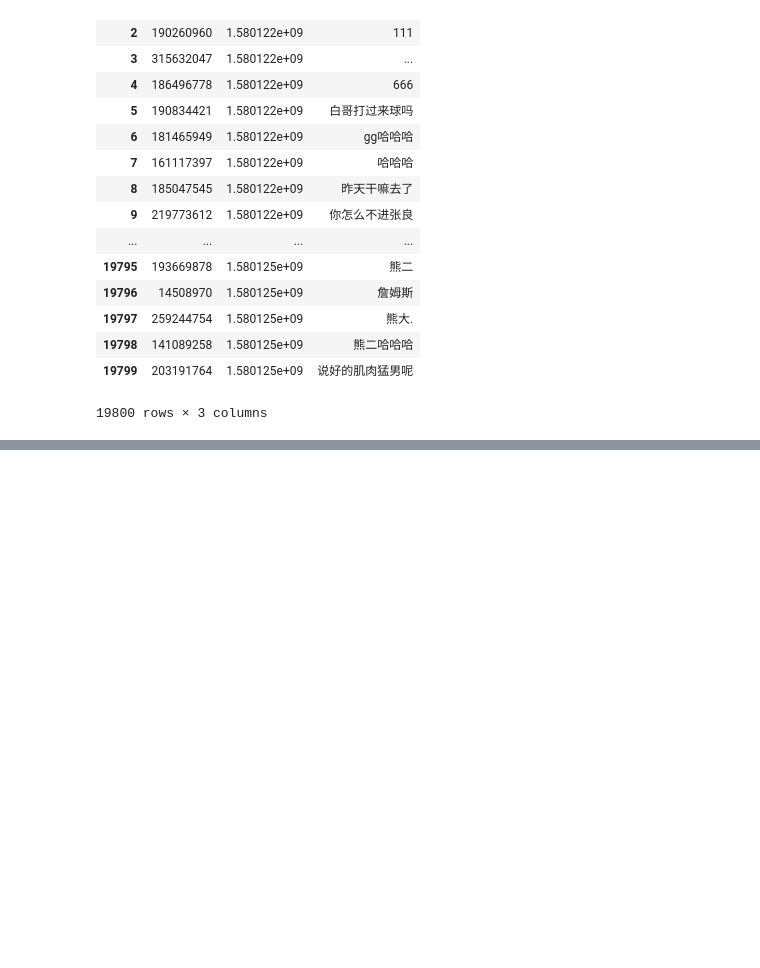
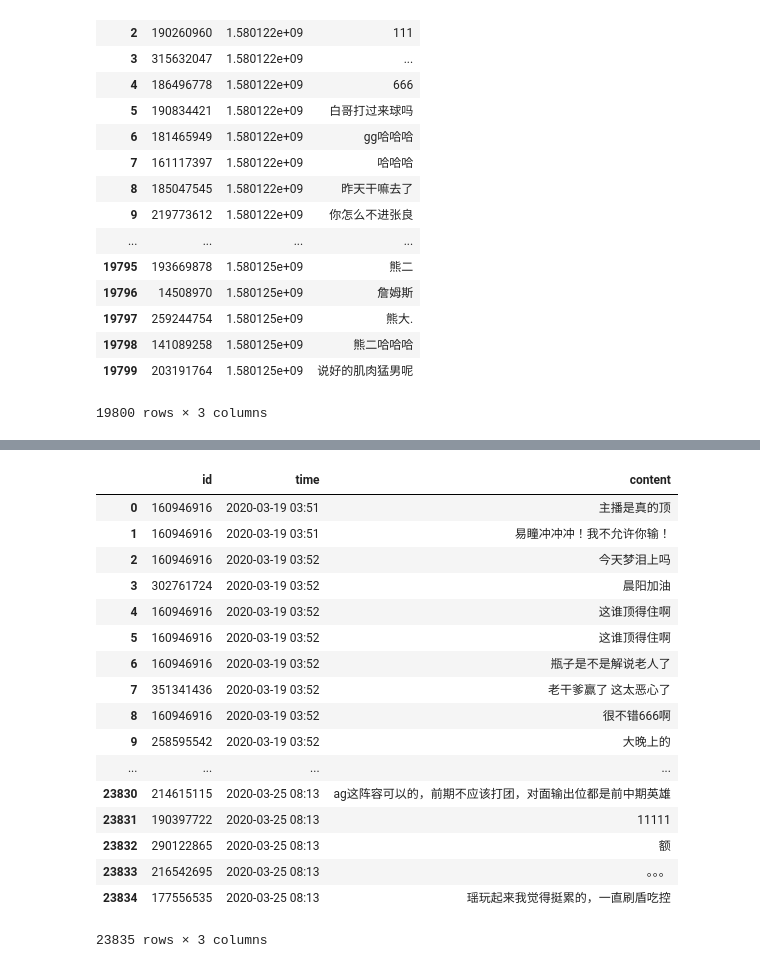
Before and after one commit to zhou-xingxing/graduate_work, a Jupyter notebook: notebook/data_preprocess.ipynb, the cells around one changed output, grey strips where cells are left out. Saved outputs shown, nothing was run; the diff lists cells and outputs as text; code cells hidden in the pictures; blank space fills up the shorter version.

```diff
--- a/notebook/data_preprocess.ipynb
+++ b/notebook/data_preprocess.ipynb
@@ -201,0 +228,25 @@ display(new_df)
+# %%
+# 看看赛事房间的弹幕
+data=pd.read_csv(r"../data/room1863767danmu.csv",header=None)
+data.columns=['id','time','content']
+data['time']=pd.to_datetime(data.time.values,unit="s",utc=True).tz_convert('Asia/Shanghai').strftime("%Y-%m-%d %H:%M")
+display(data)
+# %% [output]
+|  | id | time | content |
+| 0 | 160946916 | 2020-03-19 03:51 | 主播是真的顶 |
+| 1 | 160946916 | 2020-03-19 03:51 | 易瞳冲冲冲！我不允许你输！ |
+| 2 | 160946916 | 2020-03-19 03:52 | 今天梦泪上吗 |
+| 3 | 302761724 | 2020-03-19 03:52 | 晨阳加油 |
+| 4 | 160946916 | 2020-03-19 03:52 | 这谁顶得住啊 |
+| 5 | 160946916 | 2020-03-19 03:52 | 这谁顶得住啊 |
+| 6 | 160946916 | 2020-03-19 03:52 | 瓶子是不是解说老人了 |
+| 7 | 351341436 | 2020-03-19 03:52 | 老干爹赢了 这太恶心了 |
+| 8 | 160946916 | 2020-03-19 03:52 | 很不错666啊 |
+| 9 | 258595542 | 2020-03-19 03:52 | 大晚上的 |
+| ... | ... | ... | ... |
+| 23830 | 214615115 | 2020-03-25 08:13 | ag这阵容可以的，前期不应该打团，对面输出位都是前中期英雄 |
+| 23831 | 190397722 | 2020-03-25 08:13 | 11111 |
+| 23832 | 290122865 | 2020-03-25 08:13 | 额 |
+| 23833 | 216542695 | 2020-03-25 08:13 | 。。。 |
+| 23834 | 177556535 | 2020-03-25 08:13 | 瑶玩起来我觉得挺累的，一直刷盾吃控 |
+23835 rows × 3 columns
```
Also changed, not shown: parts of 8 cells of this notebook, 9 other files.
